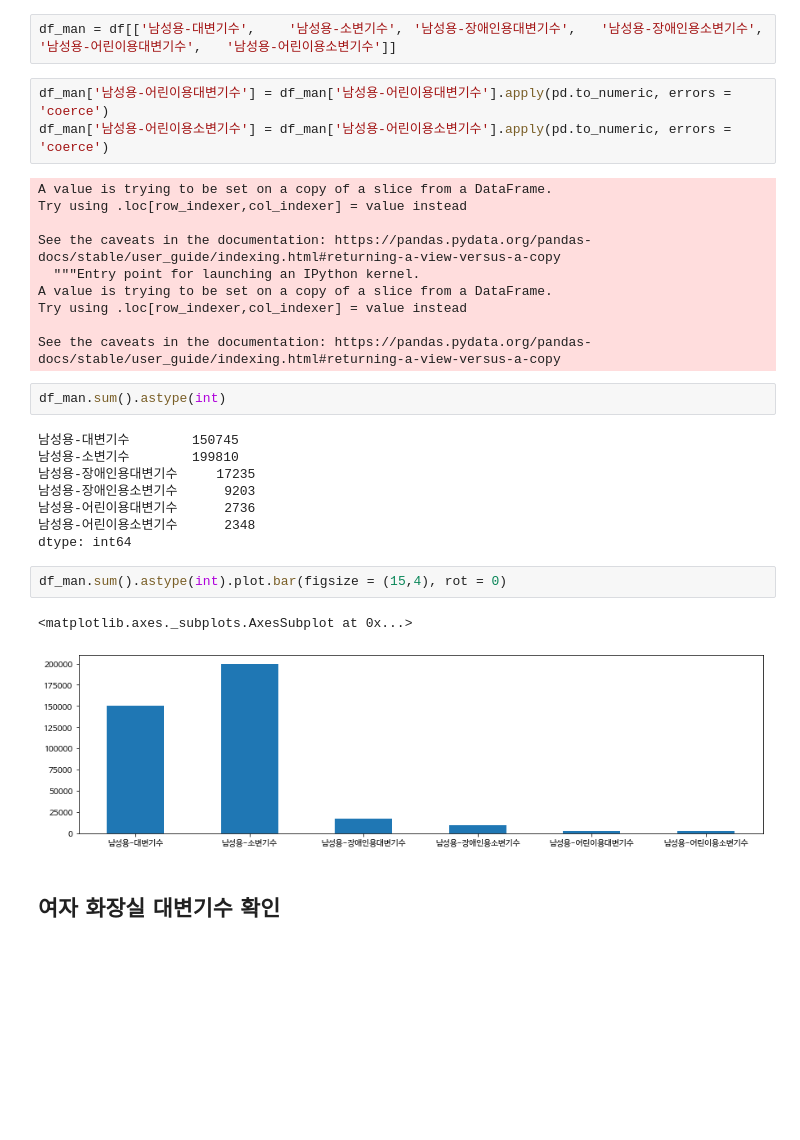
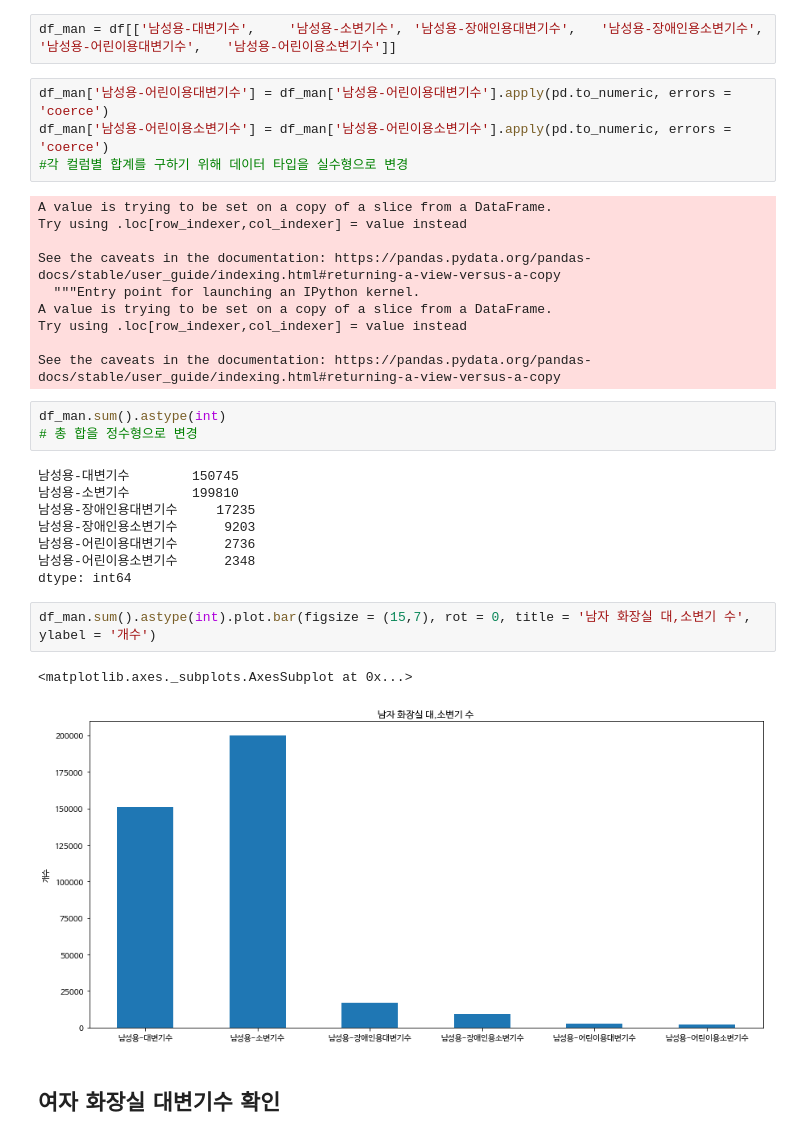
Before and after one commit to SonHyeok/toilet, a Jupyter notebook: 공중화장실.ipynb, the cells around one changed output. Cells and saved outputs as stored; diff of their text form; blank space fills up the shorter version.

```diff
--- a/공중화장실.ipynb
+++ b/공중화장실.ipynb
@@ -156,6 +152,7 @@ df_man = df[['남성용-대변기수',	'남성용-소변기수',	'남성용-장
 # %%
 df_man['남성용-어린이용대변기수'] = df_man['남성용-어린이용대변기수'].apply(pd.to_numeric, errors = 'coerce')
 df_man['남성용-어린이용소변기수'] = df_man['남성용-어린이용소변기수'].apply(pd.to_numeric, errors = 'coerce')
+#각 컬럼별 합계를 구하기 위해 데이터 타입을 실수형으로 변경
 # %% [output]
 A value is trying to be set on a copy of a slice from a DataFrame.
 Try using .loc[row_indexer,col_indexer] = value instead
@@ -168,6 +165,7 @@ Try using .loc[row_indexer,col_indexer] = value instead
 See the caveats in the documentation: https://pandas.pydata.org/pandas-docs/stable/user_guide/indexing.html#returning-a-view-versus-a-copy
 # %%
 df_man.sum().astype(int)
+# 총 합을 정수형으로 변경
 # %% [output]
 남성용-대변기수        150745
 남성용-소변기수        199810
@@ -177,10 +175,10 @@ df_man.sum().astype(int)
 남성용-어린이용소변기수      2348
 dtype: int64
 # %%
-df_man.sum().astype(int).plot.bar(figsize = (15,4), rot = 0)
+df_man.sum().astype(int).plot.bar(figsize = (15,7), rot = 0, title = '남자 화장실 대,소변기 수', ylabel = '개수')
 # %% [output]
 <matplotlib.axes._subplots.AxesSubplot at 0x...>
-[figure, old version]
+[figure, new version]
 # %% [markdown]
 ## 여자 화장실 대변기수 확인
 # %%
```
Also changed, not shown: parts of 27 cells of this notebook.
